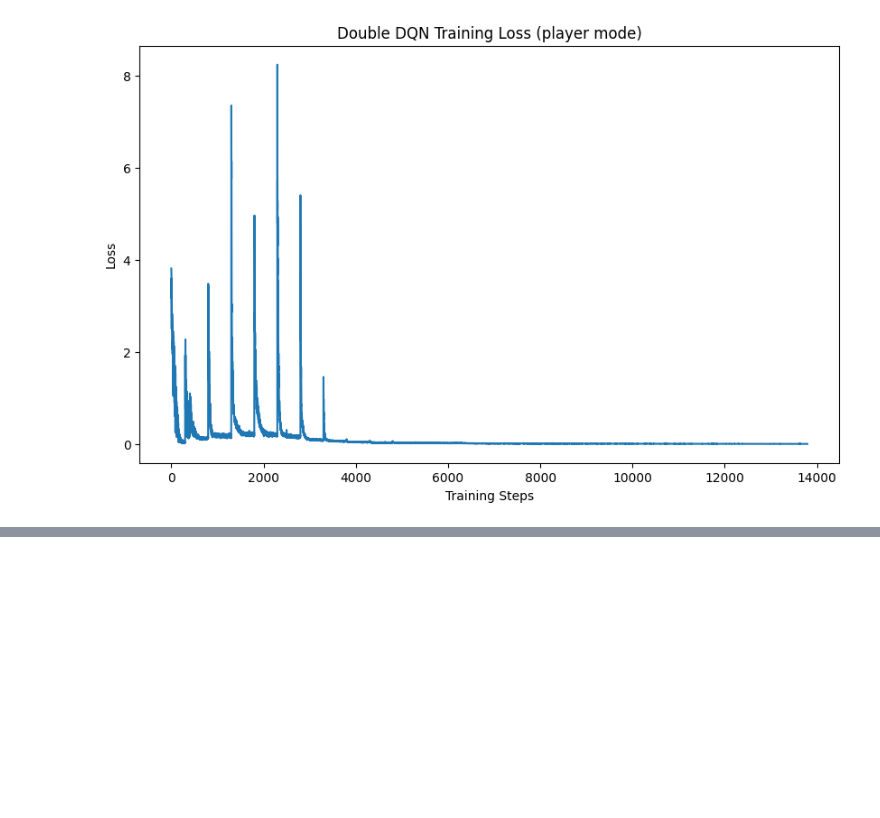
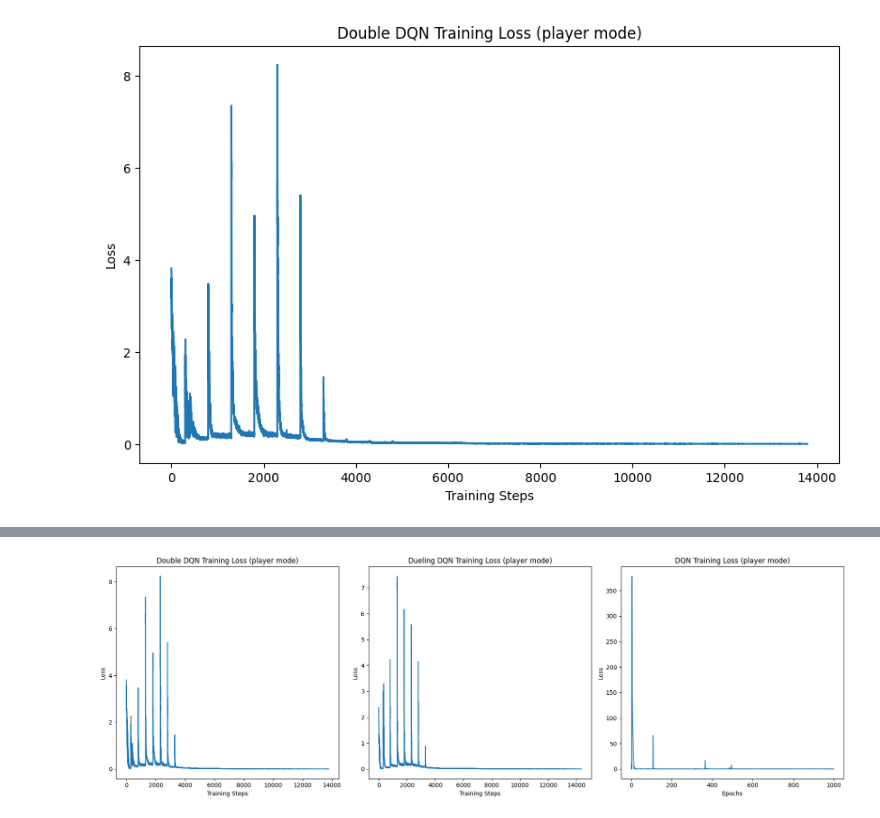
Before and after one commit to yunaficus/DRL, a Jupyter notebook: HW4_DQN.ipynb, the cells around one changed output, grey strips where cells are left out. Cells and saved outputs as stored; diff of their text form; code cells hidden in the pictures; blank space fills up the shorter version.

```diff
--- a/HW4_DQN.ipynb
+++ b/HW4_DQN.ipynb
@@ -231,0 +427,31 @@ plt.show()
+# %%
+import matplotlib.pyplot as plt
+
+plt.figure(figsize=(18, 6))
+
+# 第一個圖表：Double DQN Training Loss
+plt.subplot(1, 3, 1)
+plt.plot(DoubleDQN_losses)
+plt.xlabel("Training Steps")
+plt.ylabel("Loss")
+plt.title("Double DQN Training Loss (player mode)")
+
+# 第二個圖表：Dueling DQN Training Loss
+plt.subplot(1, 3, 2)
+plt.plot(DuelingDQN_losses)
+plt.xlabel("Training Steps")
+plt.ylabel("Loss")
+plt.title("Dueling DQN Training Loss (player mode)")
+
+# 第三個圖表：Basic DQN Training Loss
+plt.subplot(1, 3, 3)
+plt.plot(losses)
+plt.xlabel("Epochs")
+plt.ylabel("Loss")
+plt.title("DQN Training Loss (player mode)")
+
+# 顯示三個圖表
+plt.tight_layout()
+plt.show()
+# %% [output]
+[figure, added]
```
Also changed, not shown: parts of 7 cells of this notebook.
